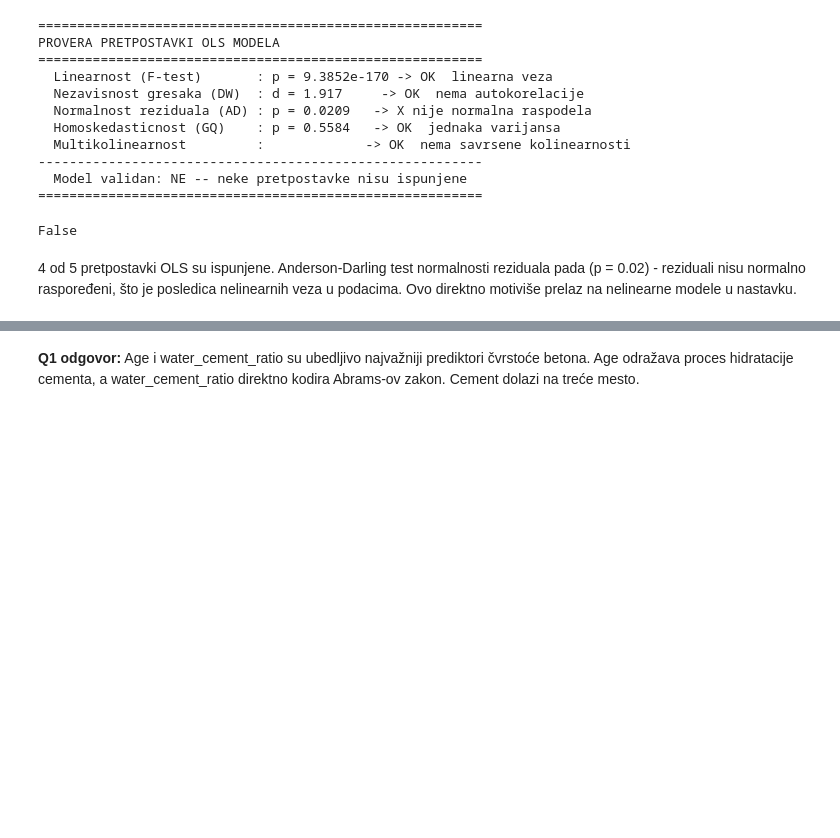
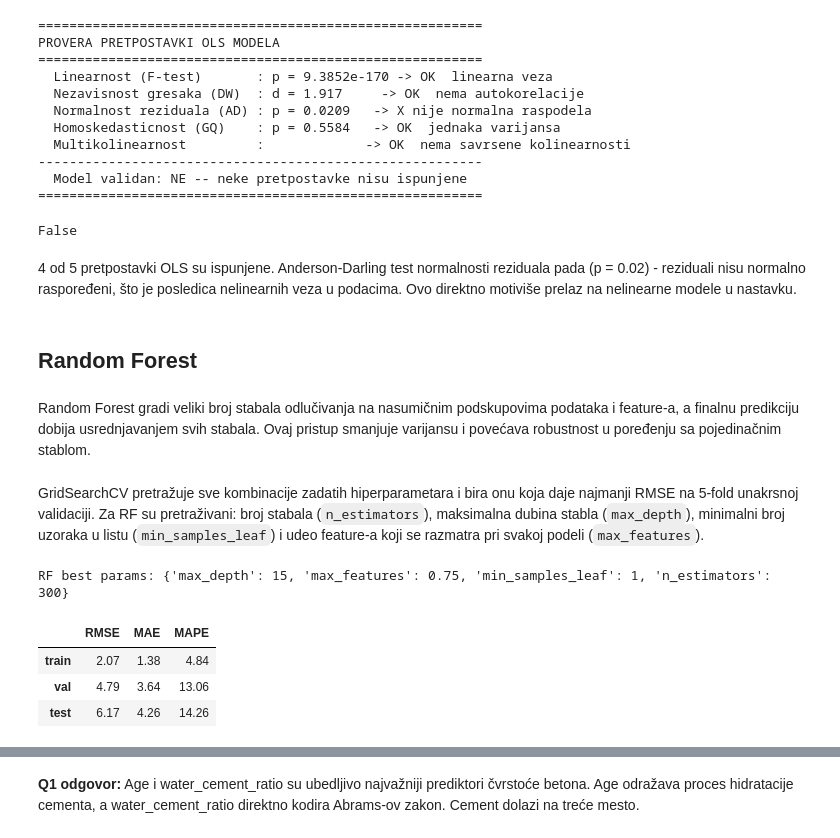
Before and after one commit to rev333nge/concrete-strength-prediction, a Jupyter notebook: notebook.ipynb, the cells around one changed output, grey strips where cells are left out. Cells and saved outputs as stored; diff of their text form; code cells hidden in the pictures; blank space fills up the shorter version.

```diff
--- a/notebook.ipynb
+++ b/notebook.ipynb
@@ -186,3 +186,19 @@ PROVERA PRETPOSTAVKI OLS MODELA
 False
 # %% [markdown]
 4 od 5 pretpostavki OLS su ispunjene. Anderson-Darling test normalnosti reziduala pada (p = 0.02) - reziduali nisu normalno raspoređeni, što je posledica nelinearnih veza u podacima. Ovo direktno motiviše prelaz na nelinearne modele u nastavku.
+# %% [markdown]
+## Random Forest
+# %% [markdown]
+Random Forest gradi veliki broj stabala odlučivanja na nasumičnim podskupovima podataka i feature-a, a finalnu predikciju dobija usrednjavanjem svih stabala. Ovaj pristup smanjuje varijansu i povećava robustnost u poređenju sa pojedinačnim stablom.
+# %% [markdown]
+GridSearchCV pretražuje sve kombinacije zadatih hiperparametara i bira onu koja daje najmanji RMSE na 5-fold unakrsnoj validaciji. Za RF su pretraživani: broj stabala (`n_estimators`), maksimalna dubina stabla (`max_depth`), minimalni broj uzoraka u listu (`min_samples_leaf`) i udeo feature-a koji se razmatra pri svakoj podeli (`max_features`).
+# %%
+rf = tune_rf(x_train_u, y_train_u)
+results_rf = evaluate_model(rf, x_train_u, x_val_u, x_test_u, y_train_u, y_val_u, y_test_u)
+pd.DataFrame(results_rf).T
+# %% [output]
+RF best params: {'max_depth': 15, 'max_features': 0.75, 'min_samples_leaf': 1, 'n_estimators': 300}
+|  | RMSE | MAE | MAPE |
+| train | 2.07 | 1.38 | 4.84 |
+| val | 4.79 | 3.64 | 13.06 |
+| test | 6.17 | 4.26 | 14.26 |
```
Also changed, not shown: parts of 14 cells of this notebook, 3 other files.
